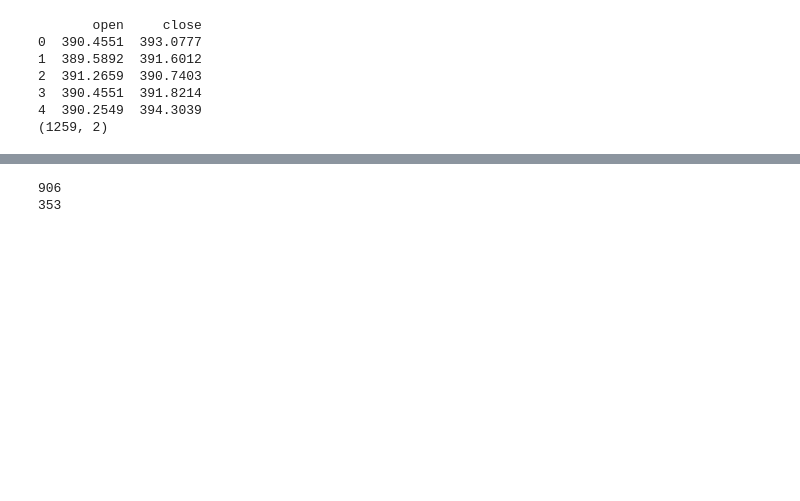
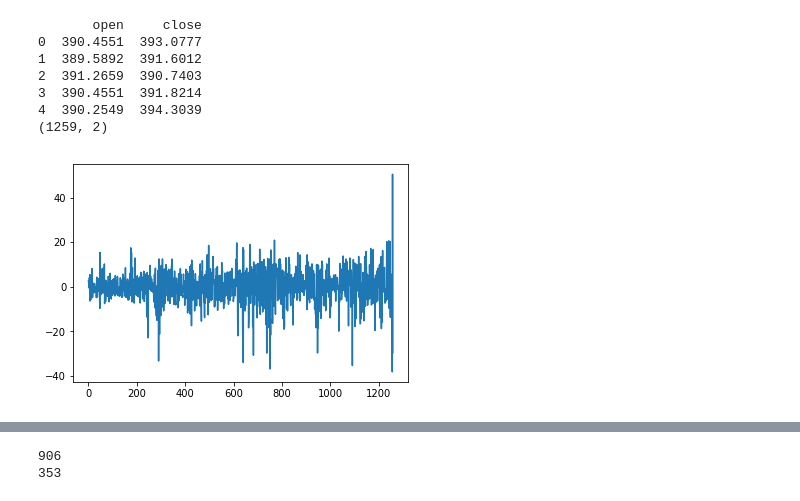
Before and after one commit to deepakgouda/StockPricePrediction, a Jupyter notebook: StationaryBootstrap.ipynb, the cells around one changed output, grey strips where cells are left out. Cells and saved outputs as stored; diff of their text form; code cells hidden in the pictures; blank space fills up the shorter version.

```diff
--- a/StationaryBootstrap.ipynb
+++ b/StationaryBootstrap.ipynb
@@ -81,3 +112,8 @@ print(data.shape)
 3  390.4551  391.8214
 4  390.2549  394.3039
 (1259, 2)
+# %%
+plt.plot(data[:,1] - data[:,0])
+plt.show()
+# %% [output]
+[figure, added]
```
Also changed, not shown: parts of 18 cells of this notebook, 1 other file.
